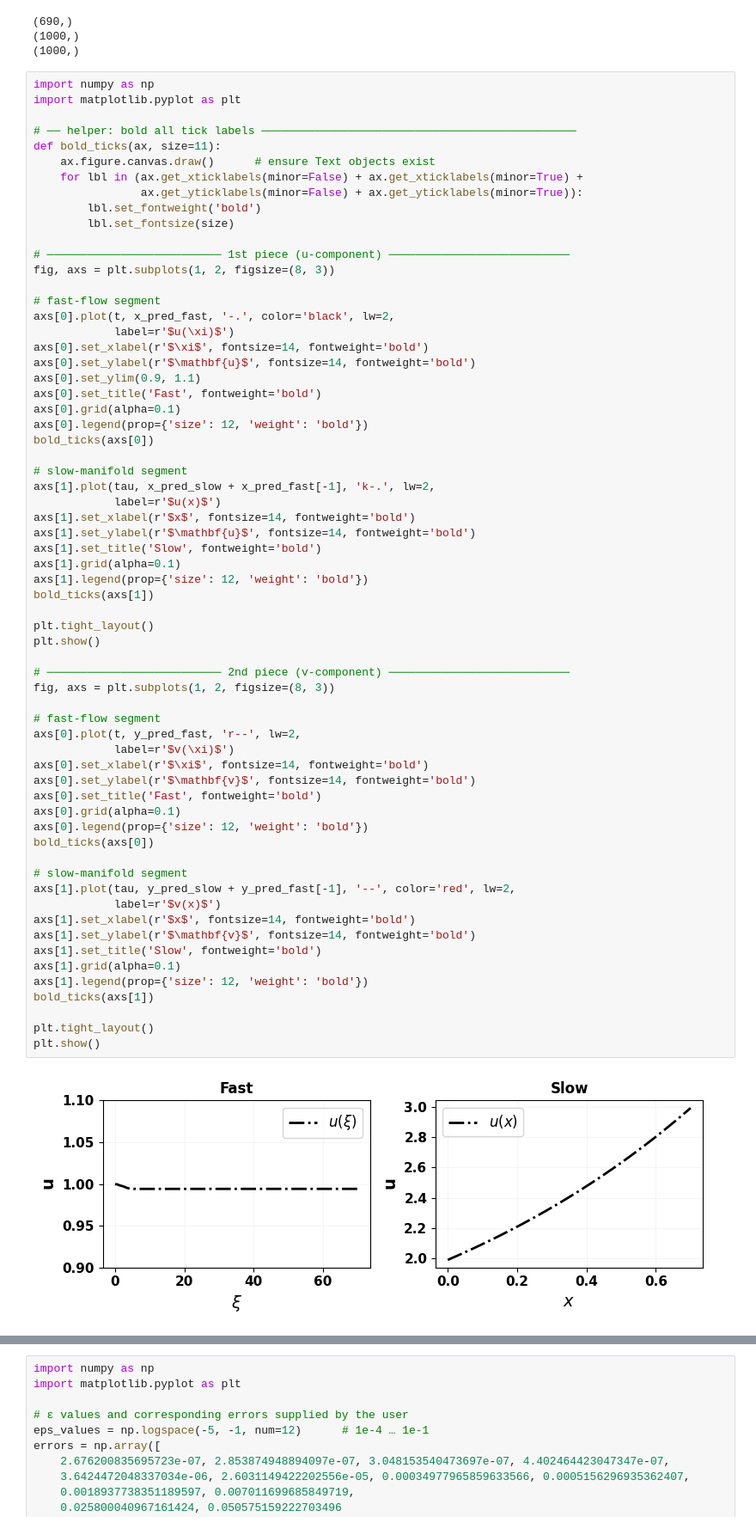
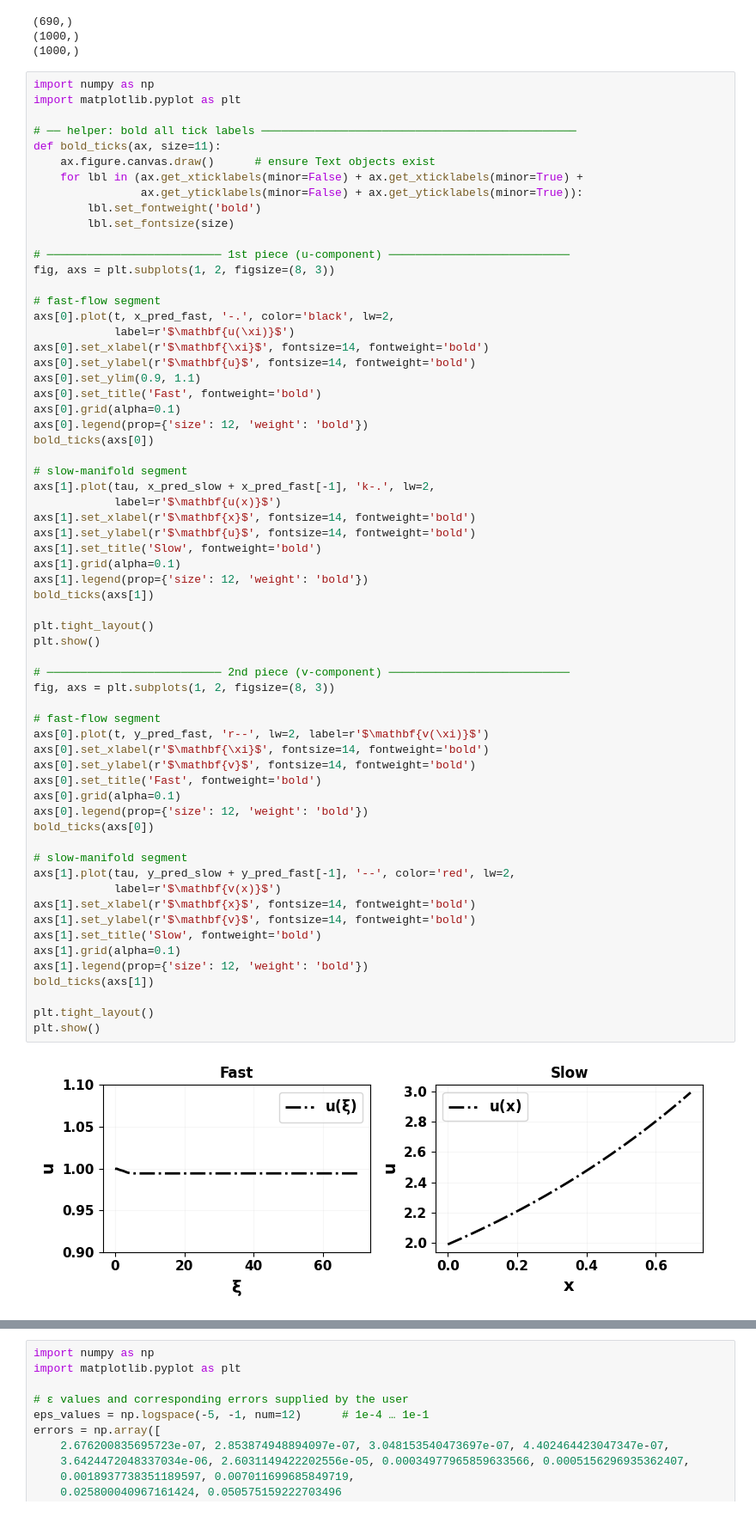
Before and after one commit to Hamid-Mofidi/PINNs_on_Multiple_timescale_dynamics, a Jupyter notebook: Reaction-Diffusion/GSPINNs-error.ipynb, the cells around one changed output, grey strips where cells are left out. Shown at 86% size. Cells and saved outputs as stored; diff of their text form.

```diff
--- a/Reaction-Diffusion/GSPINNs-error.ipynb
+++ b/Reaction-Diffusion/GSPINNs-error.ipynb
@@ -609,8 +609,8 @@ fig, axs = plt.subplots(1, 2, figsize=(8, 3))
 
 # fast‑flow segment
 axs[0].plot(t, x_pred_fast, '-.', color='black', lw=2,
-            label=r'$u(\xi)$')
-axs[0].set_xlabel(r'$\xi$', fontsize=14, fontweight='bold')
+            label=r'$\mathbf{u(\xi)}$')
+axs[0].set_xlabel(r'$\mathbf{\xi}$', fontsize=14, fontweight='bold')
 axs[0].set_ylabel(r'$\mathbf{u}$', fontsize=14, fontweight='bold')
 axs[0].set_ylim(0.9, 1.1)
 axs[0].set_title('Fast', fontweight='bold')
@@ -620,41 +620,40 @@ bold_ticks(axs[0])
 
 # slow‑manifold segment
 axs[1].plot(tau, x_pred_slow + x_pred_fast[-1], 'k-.', lw=2,
-            label=r'$u(x)$')
-axs[1].set_xlabel(r'$x$', fontsize=14, fontweight='bold')
+            label=r'$\mathbf{u(x)}$')
+axs[1].set_xlabel(r'$\mathbf{x}$', fontsize=14, fontweight='bold')
 axs[1].set_ylabel(r'$\mathbf{u}$', fontsize=14, fontweight='bold')
 axs[1].set_title('Slow', fontweight='bold')
 axs[1].grid(alpha=0.1)
 axs[1].legend(prop={'size': 12, 'weight': 'bold'})
 bold_ticks(axs[1])
 
 plt.tight_layout()
 plt.show()
 
 # ────────────────────────── 2nd piece (v‑component) ───────────────────────────
 fig, axs = plt.subplots(1, 2, figsize=(8, 3))
 
 # fast‑flow segment
-axs[0].plot(t, y_pred_fast, 'r--', lw=2,
-            label=r'$v(\xi)$')
-axs[0].set_xlabel(r'$\xi$', fontsize=14, fontweight='bold')
+axs[0].plot(t, y_pred_fast, 'r--', lw=2, label=r'$\mathbf{v(\xi)}$')
+axs[0].set_xlabel(r'$\mathbf{\xi}$', fontsize=14, fontweight='bold')
 axs[0].set_ylabel(r'$\mathbf{v}$', fontsize=14, fontweight='bold')
 axs[0].set_title('Fast', fontweight='bold')
 axs[0].grid(alpha=0.1)
 axs[0].legend(prop={'size': 12, 'weight': 'bold'})
 bold_ticks(axs[0])
 
 # slow‑manifold segment
 axs[1].plot(tau, y_pred_slow + y_pred_fast[-1], '--', color='red', lw=2,
-            label=r'$v(x)$')
-axs[1].set_xlabel(r'$x$', fontsize=14, fontweight='bold')
+            label=r'$\mathbf{v(x)}$')
+axs[1].set_xlabel(r'$\mathbf{x}$', fontsize=14, fontweight='bold')
 axs[1].set_ylabel(r'$\mathbf{v}$', fontsize=14, fontweight='bold')
 axs[1].set_title('Slow', fontweight='bold')
 axs[1].grid(alpha=0.1)
 axs[1].legend(prop={'size': 12, 'weight': 'bold'})
 bold_ticks(axs[1])
 
 plt.tight_layout()
 plt.show()
 # %% [output]
-[figure, old version]
+[figure, new version]
```
Also changed, not shown: parts of 1 cell of this notebook.
